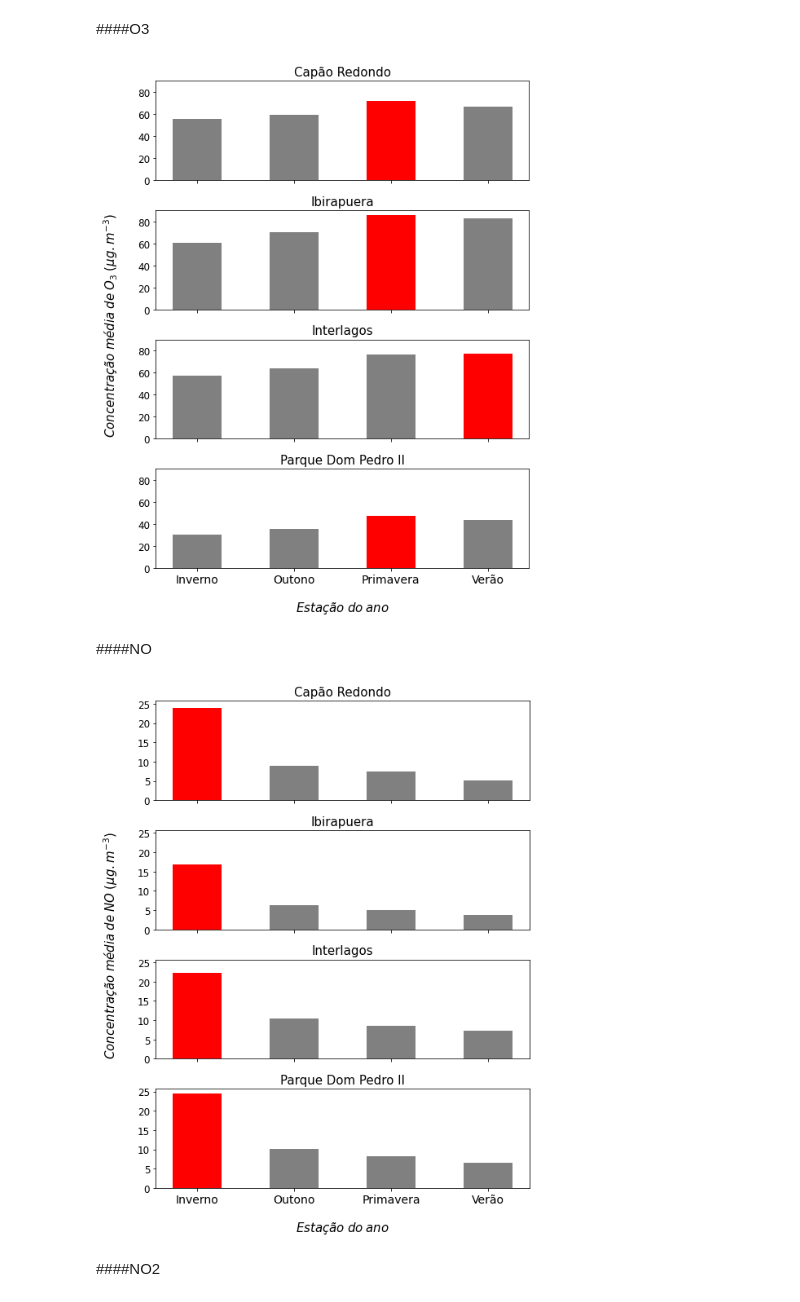
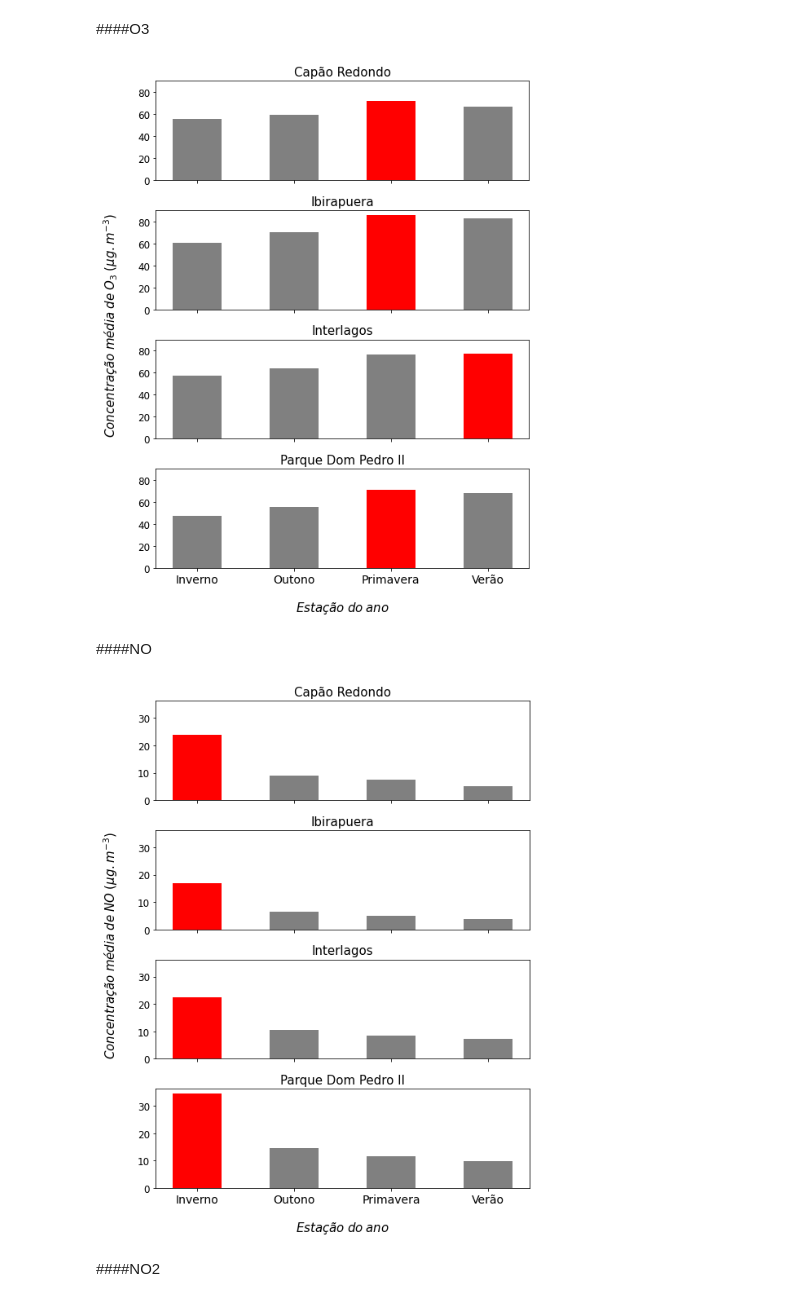
Before and after one commit to antoniogss/air_quality, a Jupyter notebook: graphs_cetesb.ipynb, the cells around one changed output. Saved outputs shown, nothing was run; the diff lists cells and outputs as text; code cells hidden in the pictures.

```diff
--- a/graphs_cetesb.ipynb
+++ b/graphs_cetesb.ipynb
@@ -1963,6 +1972,26 @@ inter_by_season_year_2 = inter_by_season_year_2.groupby(['estacoes_do_ano'])['O3
 inter_by_season_year_2 = pd.DataFrame(data=inter_by_season_year_2)
 
 inter_by_season_year = inter_by_season_year_1.merge(inter_by_season_year_2, left_on='estacoes_do_ano', right_on='estacoes_do_ano')
+
+# print(inter_by_season_year.to_string())
+
+######################
+######################
+
+filt_1 = df['estacao'] == 'Parque Dom Pedro II'
+pd_by_season_year_1 = df.loc[filt_1]
+pd_by_season_year_1 = pd_by_season_year_1.groupby(['estacoes_do_ano'])['NO', 'NO2'].mean()
+pd_by_season_year_1.reset_index(inplace=True)
+
+###########
+
+filt_2 = (df.estacao == 'Parque Dom Pedro II') & (df.horas.isin(horas))
+pd_by_season_year_2 = df.loc[filt_2]
+pd_by_season_year_2 = pd_by_season_year_2.groupby(['estacoes_do_ano'])['O3'].mean()
+pd_by_season_year_2 = pd.DataFrame(data=pd_by_season_year_2)
+
+pd_by_season_year = pd_by_season_year_1.merge(pd_by_season_year_2, left_on='estacoes_do_ano', right_on='estacoes_do_ano')
+
 # print(pd_by_season_year.to_string())
 # %% [markdown]
 ####O3
@@ -1971,12 +2000,12 @@ inter_by_season_year = inter_by_season_year_1.merge(inter_by_season_year_2, left
 x_cp_year = cp_by_season_year['estacoes_do_ano']
 x_ib_year = ib_by_season_year['estacoes_do_ano']
 x_inter_year = inter_by_season_year['estacoes_do_ano']
-x_pq_year = pq_by_season_year['estacoes_do_ano']
+x_pd_year = pd_by_season_year['estacoes_do_ano']
 
 y_cp_year_o3 = cp_by_season_year['O3']
 y_ib_year_o3 = ib_by_season_year['O3']
 y_inter_year_o3 = inter_by_season_year['O3']
-y_pq_year_o3 = pq_by_season_year['O3']
+y_pd_year_o3 = pd_by_season_year['O3']
 
 width = 0.5
 
@@ -1989,8 +2018,8 @@ color_2 = ['r' if (bar == max(y_ib_year_o3))
 color_3 = ['r' if (bar == max(y_inter_year_o3))
               else 'grey' for bar in y_inter_year_o3]
 
-color_4 = ['r' if (bar == max(y_pq_year_o3))
-              else 'grey' for bar in y_pq_year_o3]
+color_4 = ['r' if (bar == max(y_pd_year_o3))
+              else 'grey' for bar in y_pd_year_o3]
 
 fig, (ax1, ax2, ax3, ax4) = plt.subplots(nrows=4,
                                          ncols=1,
@@ -2005,7 +2034,7 @@ ax2.bar(x_ib_year, y_ib_year_o3, label='Ibirapuera',
         color=color_2,width = width)
 ax3.bar(x_inter_year, y_inter_year_o3, label='Interlagos',
         color=color_3,width = width)
-ax4.bar(x_pq_year, y_pq_year_o3, label='Parque Dom Pedro II',
+ax4.bar(x_pd_year, y_pd_year_o3, label='Parque Dom Pedro II',
         color=color_4,width = width)
 
 # ax1.legend()
@@ -2066,7 +2095,7 @@ plt.savefig(
 
 plt.show()
 # %% [output]
-[figure, old version]
+[figure, new version]
 # %% [markdown]
 ####NO
 # %%
@@ -2074,12 +2103,12 @@ plt.show()
 x_cp_year = cp_by_season_year['estacoes_do_ano']
 x_ib_year = ib_by_season_year['estacoes_do_ano']
 x_inter_year = inter_by_season_year['estacoes_do_ano']
-x_pq_year = pq_by_season_year['estacoes_do_ano']
+x_pd_year = pd_by_season_year['estacoes_do_ano']
 
 y_cp_year_no = cp_by_season_year['NO']
 y_ib_year_no = ib_by_season_year['NO']
 y_inter_year_no = inter_by_season_year['NO']
-y_pq_year_no = pq_by_season_year['NO']
+y_pd_year_no = pd_by_season_year['NO']
 
 width = 0.5
 
@@ -2092,8 +2121,8 @@ color_2 = ['r' if (bar == max(y_ib_year_no))
 color_3 = ['r' if (bar == max(y_inter_year_no))
               else 'grey' for bar in y_inter_year_no]
 
-color_4 = ['r' if (bar == max(y_pq_year_no))
-              else 'grey' for bar in y_pq_year_no]
+color_4 = ['r' if (bar == max(y_pd_year_no))
+              else 'grey' for bar in y_pd_year_no]
 
 fig, (ax1, ax2, ax3, ax4) = plt.subplots(nrows=4,
                                          ncols=1,
@@ -2108,7 +2137,7 @@ ax2.bar(x_ib_year, y_ib_year_no, label='Ibirapuera',
         color=color_2,width = width)
 ax3.bar(x_inter_year, y_inter_year_no, label='Interlagos',
         color=color_3,width = width)
-ax4.bar(x_pq_year, y_pq_year_no, label='Parque Dom Pedro II',
+ax4.bar(x_pd_year, y_pd_year_no, label='Parque Dom Pedro II',
         color=color_4,width = width)
 
 # ax1.legend()
@@ -2142,34 +2171,34 @@ plt.tick_params(labelcolor='none',
                 bottom=False,
                 left=False,
                 right=False)
 
 plt.xlabel("\n$Estação\;do\;ano$",fontsize=15)
 plt.ylabel("$Concentração\;média\;de\;NO\;(µg.m^{-3})$\n",fontsize=15)
 
 plt.setp(ax4.get_xticklabels(),
          fontsize=14
         )
 
 plt.setp([ax1.get_yticklabels(),
           ax2.get_yticklabels(),
           ax3.get_yticklabels(),
           ax4.get_yticklabels()],
          fontsize=12
          )
 
 
 plt.tight_layout()
 
 plt.savefig(
               dir + 'no_media_estacao_do_ano.png',
               transparent = True,
               bbox_inches = 'tight',
               dpi = 500
             )
 
 plt.show()
 # %% [output]
-[figure, old version]
+[figure, new version]
 # %% [markdown]
 ####NO2
 # %%
```
Also changed, not shown: parts of 16 cells of this notebook.
